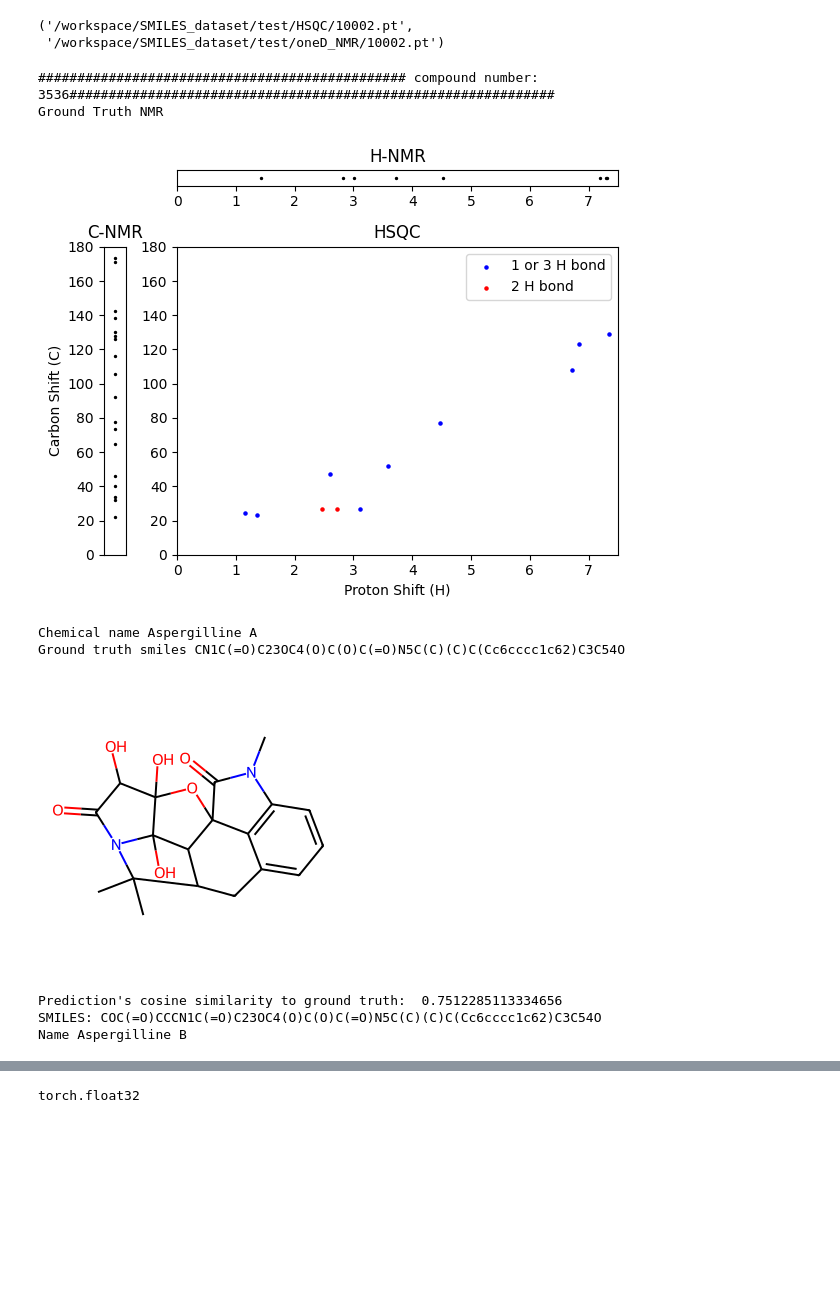
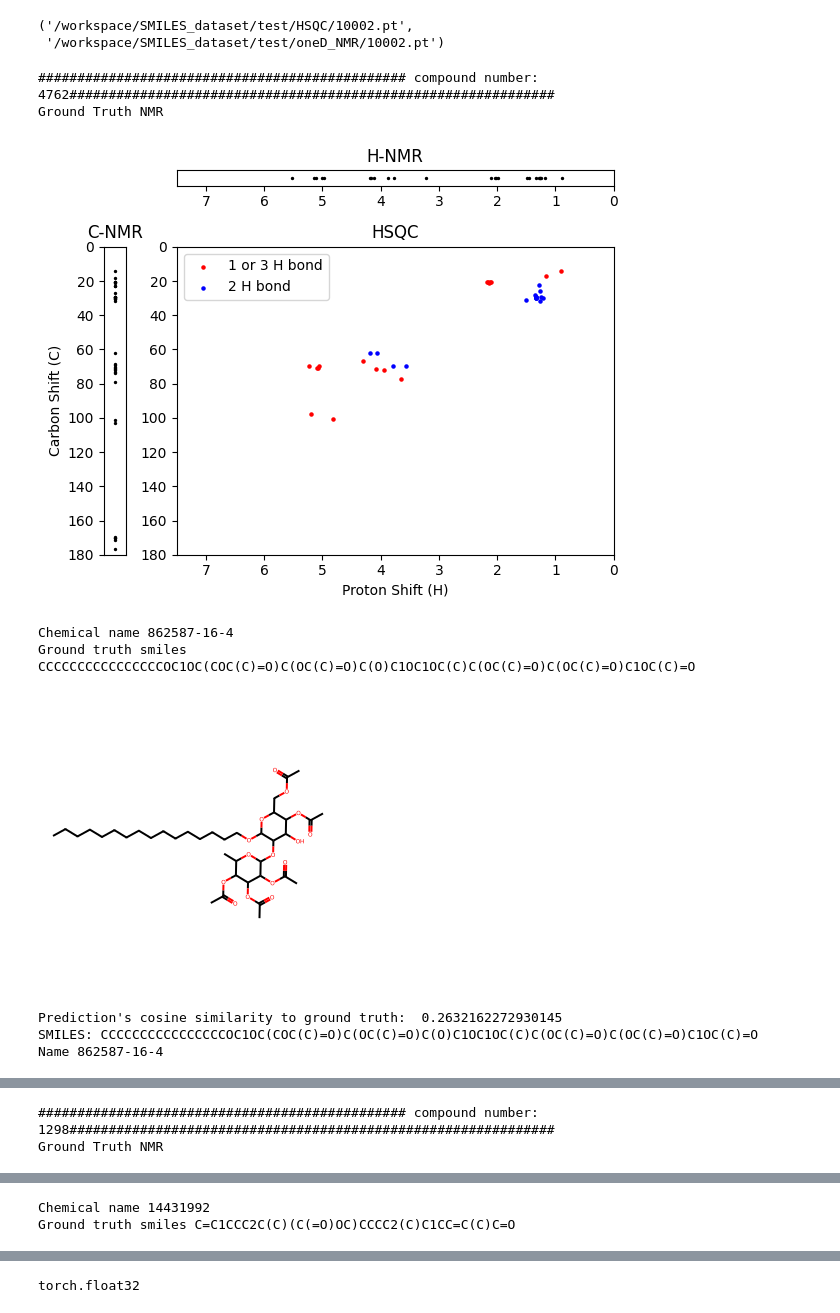
Before and after one commit to xwd0418/Spectre, a Jupyter notebook: inference_entire_dataset.ipynb, the cells around one changed output, grey strips where cells are left out. Saved outputs shown, nothing was run; the diff lists cells and outputs as text; code cells hidden in the pictures; blank space fills up the shorter version.

```diff
--- a/inference_entire_dataset.ipynb
+++ b/inference_entire_dataset.ipynb
@@ -63,6 +66,8 @@ hparams['use_peak_values'] = False
 # %% [output]
 Normal
 max_radius:  2
+# %%
+hparams['jittering'] = "None"
 # %%
 
 model = OptionalInputRankedTransformer.load_from_checkpoint(checkpoint_path, **hparams)
@@ -289,7 +253,7 @@ for a single model, show top-5
 '''
 
 # model.to("cuda")
-for  which_compound in  random.sample(range(len(loader_all_inputs.dataset)), k=1):# range(0, 1):
+for  which_compound in  random.sample(range(len(loader_all_inputs.dataset)), k=5):# range(0, 1):
 
     print(f"############################################### compound number: {which_compound+1}##############################################################")
 
@@ -322,38 +286,38 @@ for  which_compound in  random.sample(range(len(loader_all_inputs.dataset)), k=1
     print(f"Chemical name {names[0]}")
     print(f"Ground truth smiles {smiles[0]}")
     # print(f"Ground truth NMR path {path[0]}")
     img = Draw.MolToImage(mol)
     img.show()
 
     ground_truth_FP = specific_radius_mfp_loader.build_mfp_for_new_SMILES(smiles[0])
     print("Prediction's cosine similarity to ground truth: ", compute_cos_sim(ground_truth_FP, pred_FP.to("cpu").float()).item())
 
     i=0
     for value, (smile, name, _, _), retrieved_FP in topk:
         # print(f"________retival #{i+1}, cosine similarity: {value.item()}_________________")
         mol = Chem.MolFromSmiles(smile)
         # print("retrived FP", retrieved_FP.squeeze().tolist())
         hsqc_path, oned_path = smiles_to_NMR_path[smile]
         #check is path file exists
         hsqc, c_tensor, h_tensor = None, None, None
         # print("retrieved path: ",oned_path)
         if os.path.exists(hsqc_path):
             hsqc = torch.load(hsqc_path)
         if os.path.exists(oned_path):
             c_tensor, h_tensor = torch.load(oned_path)
         # plot_NMR(hsqc, c_tensor, h_tensor)
         print(f"SMILES: {smile}")
         print(f"Name {name}")
         img = Draw.MolToImage(mol)
         img.show()
         i+=1
 # %% [output]
-############################################### compound number: 3536##############################################################
+############################################### compound number: 4762##############################################################
 Ground Truth NMR
-[figure, old version]
+[figure, new version]
-Chemical name Aspergilline A
-Ground truth smiles CN1C(=O)C23OC4(O)C(O)C(=O)N5C(C)(C)C(Cc6cccc1c62)C3C54O
+Chemical name 862587-16-4
+Ground truth smiles CCCCCCCCCCCCCCCCOC1OC(COC(C)=O)C(OC(C)=O)C(O)C1OC1OC(C)C(OC(C)=O)C(OC(C)=O)C1OC(C)=O
-[figure, old version]
+[figure, new version]
-Prediction's cosine similarity to ground truth:  0.7512285113334656
-SMILES: COC(=O)CCCN1C(=O)C23OC4(O)C(O)C(=O)N5C(C)(C)C(Cc6cccc1c62)C3C54O
-Name Aspergilline B
+Prediction's cosine similarity to ground truth:  0.2632162272930145
+SMILES: CCCCCCCCCCCCCCCCOC1OC(COC(C)=O)C(OC(C)=O)C(O)C1OC1OC(C)C(OC(C)=O)C(OC(C)=O)C1OC(C)=O
+Name 862587-16-4
@@ -360,0 +325,2 @@ Name Aspergilline B
+############################################### compound number: 1298##############################################################
+Ground Truth NMR
@@ -360,0 +328,2 @@ Name Aspergilline B
+Chemical name 14431992
+Ground truth smiles C=C1CCC2C(C)(C(=O)OC)CCCC2(C)C1CC=C(C)C=O
```
Also changed, not shown: parts of 14 cells of this notebook, 6 other files.
